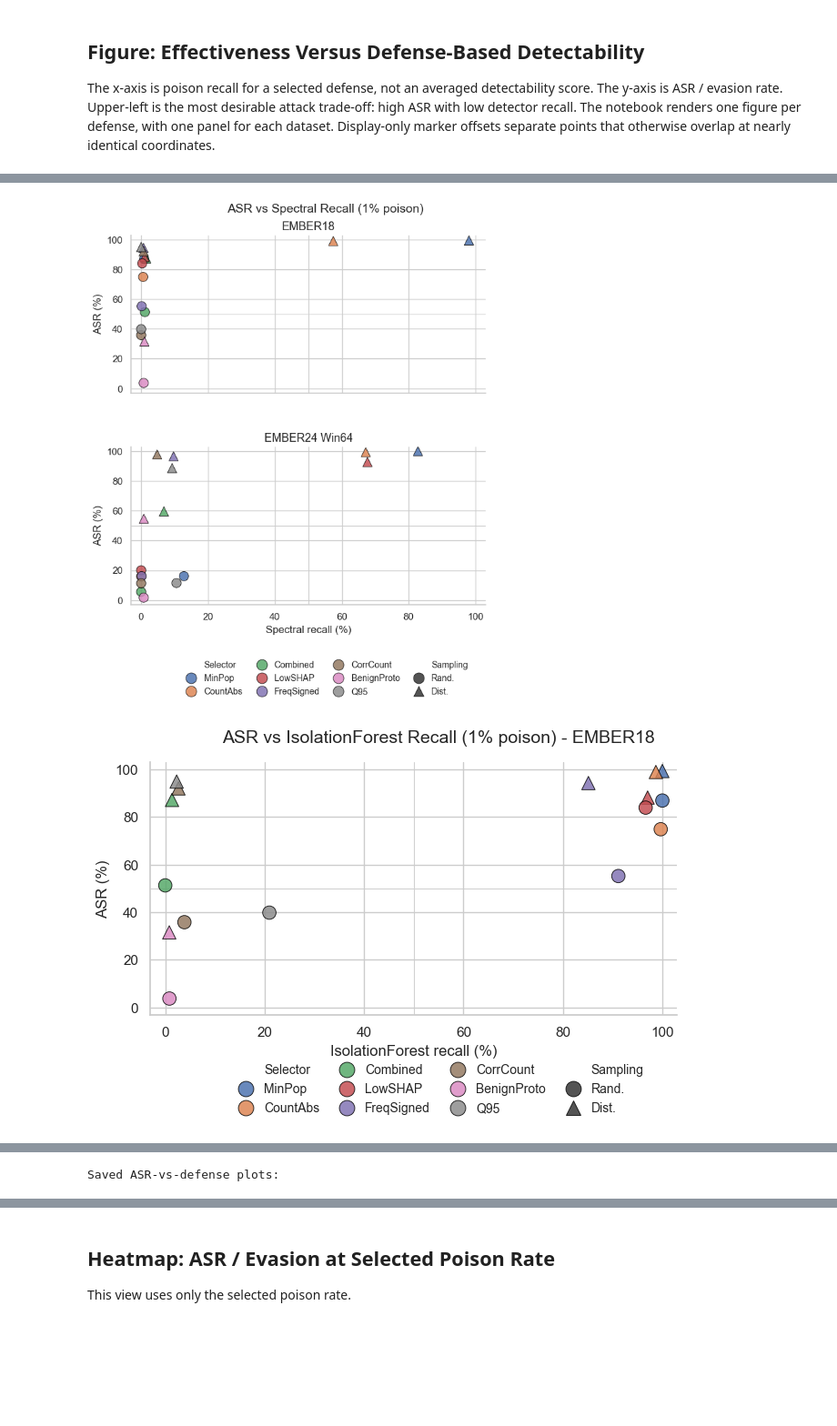
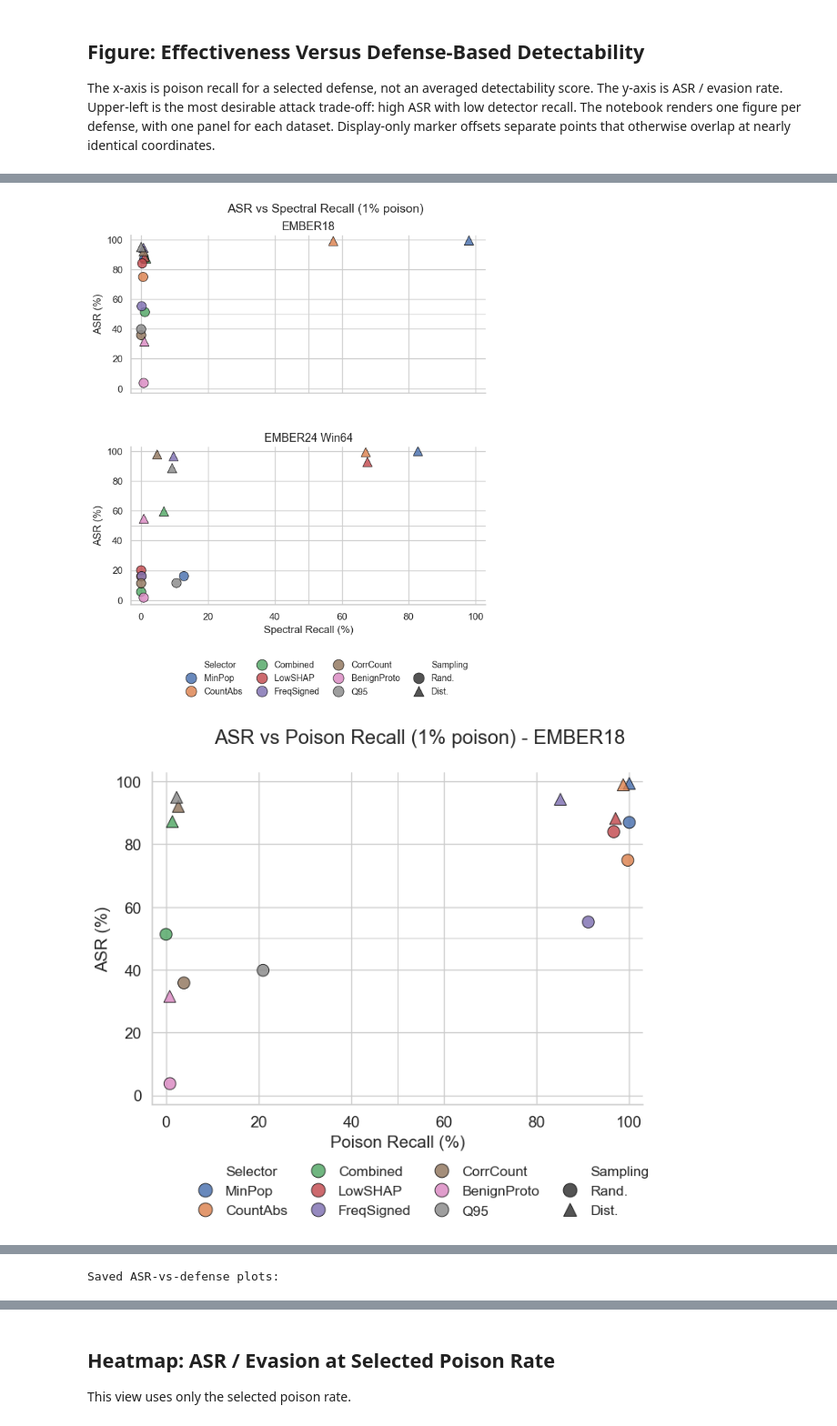
Before and after one commit to tebenia/gmm-mahal, a Jupyter notebook: notebooks/08_final_result.ipynb, the cells around one changed output, grey strips where cells are left out. Shown at 91% size. Cells and saved outputs as stored; diff of their text form; code cells hidden in the pictures; blank space fills up the shorter version.

```diff
--- a/notebooks/08_final_result.ipynb
+++ b/notebooks/08_final_result.ipynb
@@ -633,6 +633,7 @@ else:
     dataset_order = [PLOT_DATASET_LABELS.get(value, value) for value in FOCUS_DATASETS]
     for method in DEFENSES_FOR_TABLE:
         defense_title = PLOT_DEFENSE_LABELS.get(method, DEFENSE_LABELS.get(method, method))
+        text_scale = 1.25 if method == "isolation_forest" else 1.0
         defense_df = tradeoff_plot_df[tradeoff_plot_df["defense_method"] == method].copy()
         if defense_df.empty:
             print(f"No rows available for {defense_title}.")
@@ -657,8 +658,8 @@ else:
                 }
                 if dataset_label is None
                 else {
-                    "height": 4.2,
-                    "aspect": 1.62,
+                    "height": 6.3 if method == "isolation_forest" else 4.2,
+                    "aspect": 1.12 if method == "isolation_forest" else 1.62,
                     "facet_kws": {"sharex": True, "sharey": True},
                 }
             )
@@ -679,28 +680,33 @@ else:
                 linewidth=0.65,
                 **facet_kwargs,
             )
-            g.set_axis_labels(f"{defense_title} recall (%)", "ASR (%)")
+            recall_title = "Poison Recall" if method == "isolation_forest" else f"{defense_title} Recall"
+            g.set_axis_labels(f"{recall_title} (%)", "ASR (%)")
             g.set_titles("{row_name}" if dataset_label is None else "")
             for ax in g.axes.flat:
                 ax.set_xlim(-3, 103)
                 ax.set_ylim(-3, 103)
                 ax.axhline(50, color="0.82", linewidth=0.8, zorder=0)
                 ax.axvline(50, color="0.82", linewidth=0.8, zorder=0)
-                ax.tick_params(labelsize=11)
-                ax.xaxis.label.set_size(12)
-                ax.yaxis.label.set_size(12)
-                ax.title.set_size(13)
+                ax.tick_params(labelsize=11 * text_scale)
+                ax.xaxis.label.set_size(12 * text_scale)
+                ax.yaxis.label.set_size(12 * text_scale)
+                ax.title.set_size(13 * text_scale)
             title_suffix = f" - {dataset_label}" if dataset_label is not None else ""
-            g.fig.suptitle(f"ASR vs {defense_title} Recall (1% poison){title_suffix}", y=0.985, fontsize=14)
+            g.fig.suptitle(
+                f"ASR vs {recall_title} (1% poison){title_suffix}",
+                y=0.985,
+                fontsize=14 * text_scale,
+            )
             if g._legend is not None:
                 sns.move_legend(
                     g,
                     "lower center",
-                    bbox_to_anchor=(0.5, -0.035),
+                    bbox_to_anchor=(0.5, 0.02 if method == "isolation_forest" else -0.035),
                     ncol=4,
                     frameon=False,
-                    fontsize=10,
-                    title_fontsize=10,
+                    fontsize=10 * text_scale,
+                    title_fontsize=10 * text_scale,
                     markerscale=1.15,
                     handletextpad=0.45,
                     columnspacing=1.15,
@@ -710,7 +716,10 @@ else:
                 g.fig.subplots_adjust(top=0.92, bottom=0.16, hspace=0.34)
                 file_stem = f"asr_vs_{method}_recall_{MAIN_POISON_RATE:.0%}".replace("%", "p")
             else:
-                g.fig.subplots_adjust(top=0.90, bottom=0.24)
+                g.fig.subplots_adjust(
+                    top=0.90,
+                    bottom=0.25 if method == "isolation_forest" else 0.24,
+                )
                 file_stem = f"asr_vs_{method}_recall_{plot_file_slug(dataset_label)}_{MAIN_POISON_RATE:.0%}".replace("%", "p")
             pdf_path = (plot_out_dir / file_stem).with_suffix(".pdf")
             png_path = pdf_path.with_suffix(".png")
@@ -728,2 +737,2 @@ if saved_tradeoff_plots:
 [figure]
-[figure, old version]
+[figure, new version]
```
Also changed, not shown: parts of 3 cells of this notebook.
